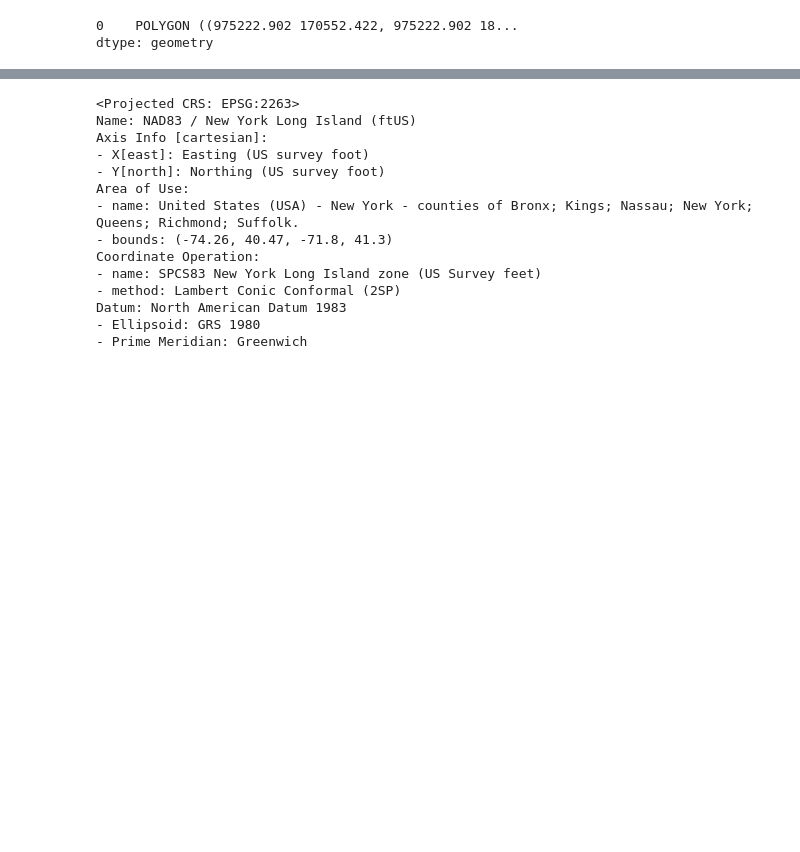
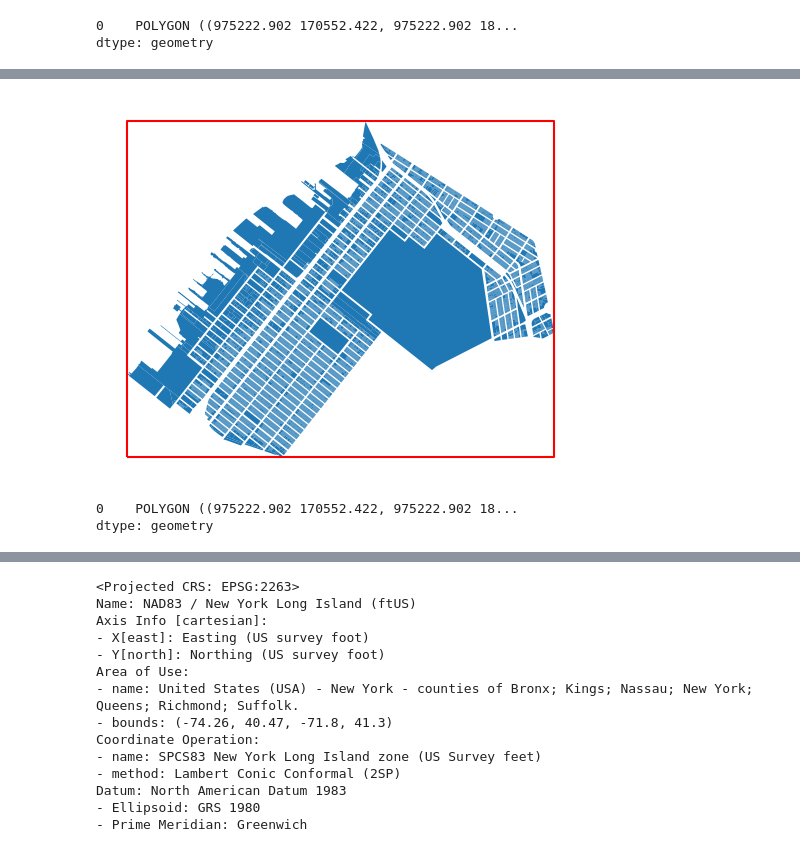
Before and after one commit to yumobennyyang/Mapping-Systems, a Jupyter notebook: Tutorials/02_geoprocessing.ipynb, the cells around one changed output, grey strips where cells are left out. Saved outputs shown, nothing was run; the diff lists cells and outputs as text; code cells hidden in the pictures; blank space fills up the shorter version.

```diff
--- a/Tutorials/02_geoprocessing.ipynb
+++ b/Tutorials/02_geoprocessing.ipynb
@@ -56,0 +76,10 @@ dtype: geometry
+# %%
+ax = cb_307.plot()
+bounds_poly.boundary.plot(ax=ax, color="red").set_axis_off()
+# %% [output]
+[figure, added]
+# %%
+bounds_poly
+# %% [output]
+0    POLYGON ((975222.902 170552.422, 975222.902 18...
+dtype: geometry
```
Also changed, not shown: parts of 60 cells of this notebook, 10 other files.
